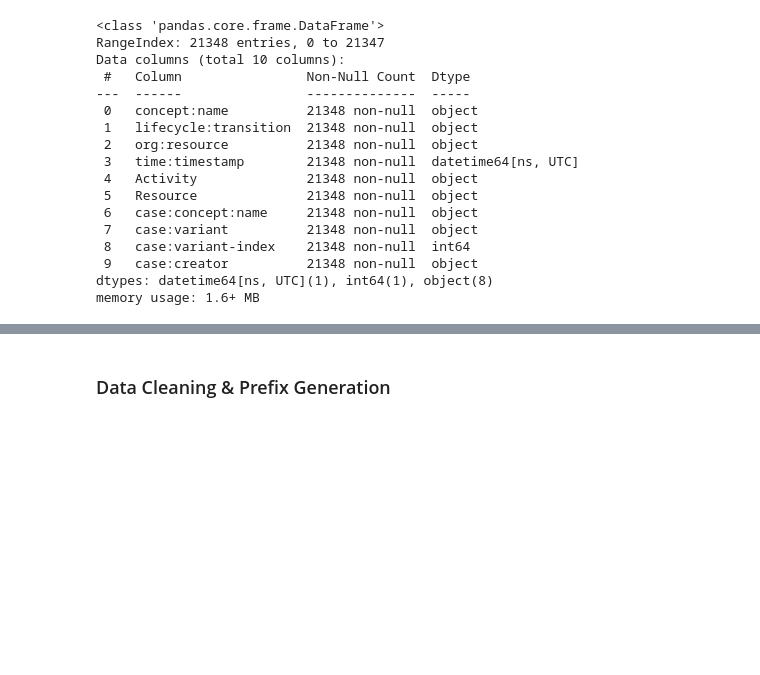
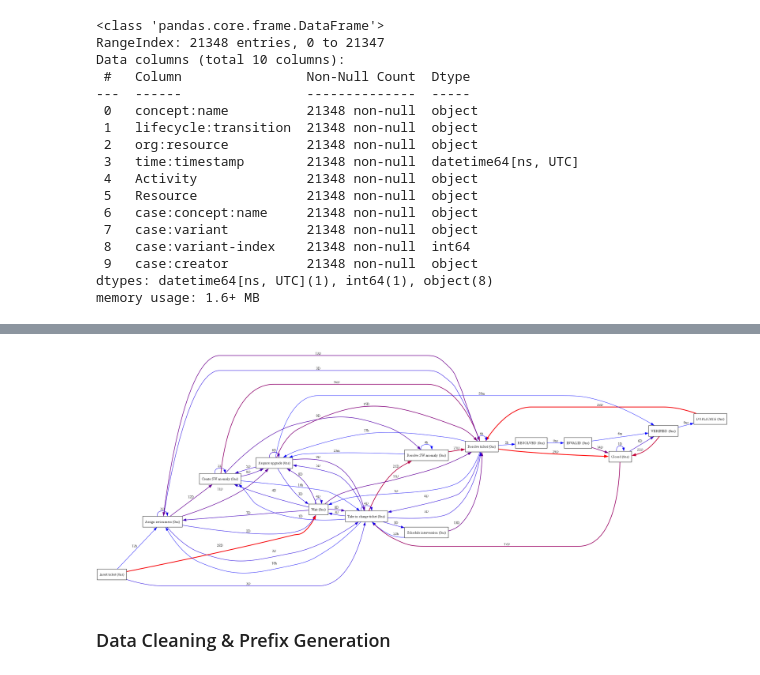
Before and after one commit to LorenzoCirac/Encodings-for-Next-Step-Activity-Prediction, a Jupyter notebook: Encodings for Next Step Activity Prediction.ipynb, the cells around one changed output, grey strips where cells are left out. Saved outputs shown, nothing was run; the diff lists cells and outputs as text; code cells hidden in the pictures; blank space fills up the shorter version.

Commit message:
added visual encoding examples

```diff
--- a/Encodings for Next Step Activity Prediction.ipynb
+++ b/Encodings for Next Step Activity Prediction.ipynb
@@ -60,3 +85,20 @@ df.head()
+# %%
+import os
+os.environ["PATH"] += os.pathsep + "C:\\Program Files\\Graphviz\\bin"
+
+from pm4py.objects.log.importer.xes import importer as xes_importer
+from pm4py.algo.discovery.dfg import algorithm as dfg_discovery
+from pm4py.visualization.dfg import visualizer as dfg_vis
+from IPython.display import Image, display
+
+dfg = dfg_discovery.apply(log, variant=dfg_discovery.Variants.PERFORMANCE)
+gviz = dfg_vis.apply(dfg, log=log, variant=dfg_vis.Variants.PERFORMANCE)
+
+output_path = "output/performance_dfg_helpdesk.png"
+dfg_vis.save(gviz, output_path)
+display(Image(filename=output_path))
+# %% [output]
+[figure, added]
 # %% [markdown]
 <h3>Data Cleaning & Prefix Generation</h3>
 # %%
```
Also changed, not shown: parts of 22 cells of this notebook, 3 other files.
